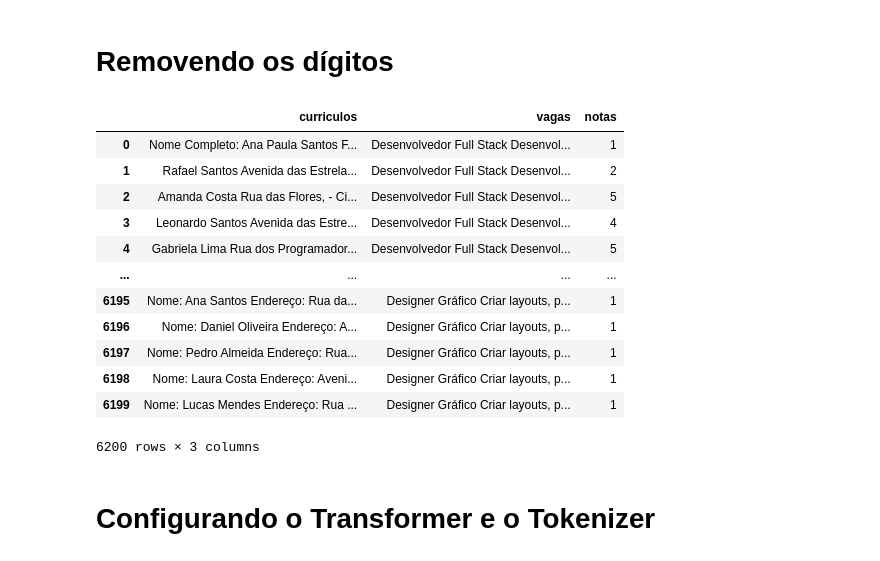
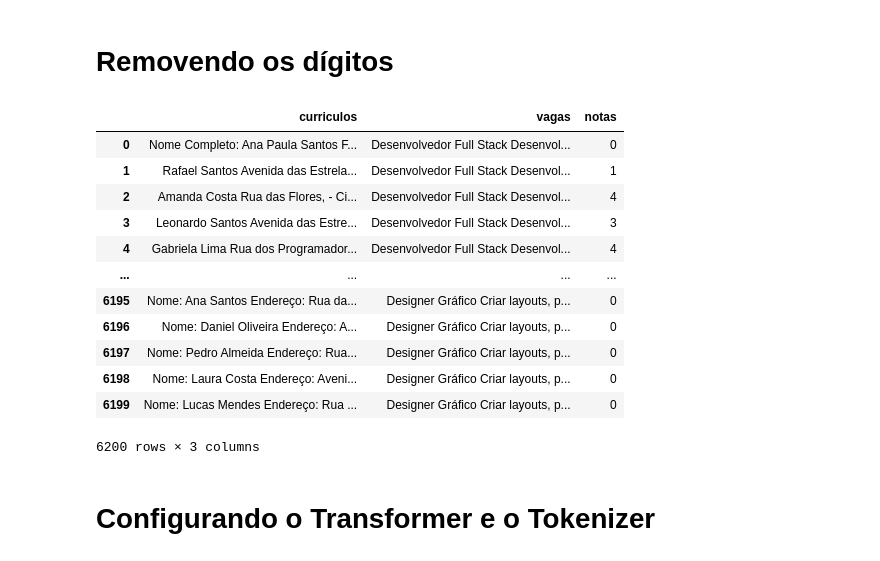
Before and after one commit to Gabrielxdf/django, a Jupyter notebook: src/analises/analise_recomendacao/BERT FINE-TUNNING.ipynb, the cells around one changed output. Drawn from its saved outputs; the diff is of its cells as text; code cells hidden in the pictures.

```diff
--- a/src/analises/analise_recomendacao/BERT FINE-TUNNING.ipynb
+++ b/src/analises/analise_recomendacao/BERT FINE-TUNNING.ipynb
@@ -60,0 +42,3 @@ df_dados.to_csv('dados.csv', index=False, encoding='utf-8')
+# %%
+df_dados = obter_dados_csv()
+df_dados
@@ -63,20 +61,21 @@ df_dados.to_csv('dados.csv', index=False, encoding='utf-8')
 # %%
 df_dados["curriculos"] = df_dados["curriculos"].apply(lambda x: re.sub('\d+', '', x))
 df_dados["vagas"] = df_dados["vagas"].apply(lambda x: re.sub('\d+', '', x))
+df_dados["notas"] = df_dados["notas"].apply(lambda x: x-1) # Ajustando o target porque o torch utiliza as classes começando do 0 [0, num_labels-1]
 df_dados
 # %% [output]
 |  | curriculos | vagas | notas |
-| 0 | Nome Completo: Ana Paula Santos F... | Desenvolvedor Full Stack Desenvol... | 1 |
-| 1 | Rafael Santos Avenida das Estrela... | Desenvolvedor Full Stack Desenvol... | 2 |
-| 2 | Amanda Costa Rua das Flores, - Ci... | Desenvolvedor Full Stack Desenvol... | 5 |
-| 3 | Leonardo Santos Avenida das Estre... | Desenvolvedor Full Stack Desenvol... | 4 |
-| 4 | Gabriela Lima Rua dos Programador... | Desenvolvedor Full Stack Desenvol... | 5 |
+| 0 | Nome Completo: Ana Paula Santos F... | Desenvolvedor Full Stack Desenvol... | 0 |
+| 1 | Rafael Santos Avenida das Estrela... | Desenvolvedor Full Stack Desenvol... | 1 |
+| 2 | Amanda Costa Rua das Flores, - Ci... | Desenvolvedor Full Stack Desenvol... | 4 |
+| 3 | Leonardo Santos Avenida das Estre... | Desenvolvedor Full Stack Desenvol... | 3 |
+| 4 | Gabriela Lima Rua dos Programador... | Desenvolvedor Full Stack Desenvol... | 4 |
 | ... | ... | ... | ... |
-| 6195 | Nome: Ana Santos Endereço: Rua da... | Designer Gráfico Criar layouts, p... | 1 |
-| 6196 | Nome: Daniel Oliveira Endereço: A... | Designer Gráfico Criar layouts, p... | 1 |
-| 6197 | Nome: Pedro Almeida Endereço: Rua... | Designer Gráfico Criar layouts, p... | 1 |
-| 6198 | Nome: Laura Costa Endereço: Aveni... | Designer Gráfico Criar layouts, p... | 1 |
-| 6199 | Nome: Lucas Mendes Endereço: Rua ... | Designer Gráfico Criar layouts, p... | 1 |
+| 6195 | Nome: Ana Santos Endereço: Rua da... | Designer Gráfico Criar layouts, p... | 0 |
+| 6196 | Nome: Daniel Oliveira Endereço: A... | Designer Gráfico Criar layouts, p... | 0 |
+| 6197 | Nome: Pedro Almeida Endereço: Rua... | Designer Gráfico Criar layouts, p... | 0 |
+| 6198 | Nome: Laura Costa Endereço: Aveni... | Designer Gráfico Criar layouts, p... | 0 |
+| 6199 | Nome: Lucas Mendes Endereço: Rua ... | Designer Gráfico Criar layouts, p... | 0 |
 6200 rows × 3 columns
 # %% [markdown]
 # Configurando o Transformer e o Tokenizer
```
Also changed, not shown: parts of 11 cells of this notebook, 1 other file.
